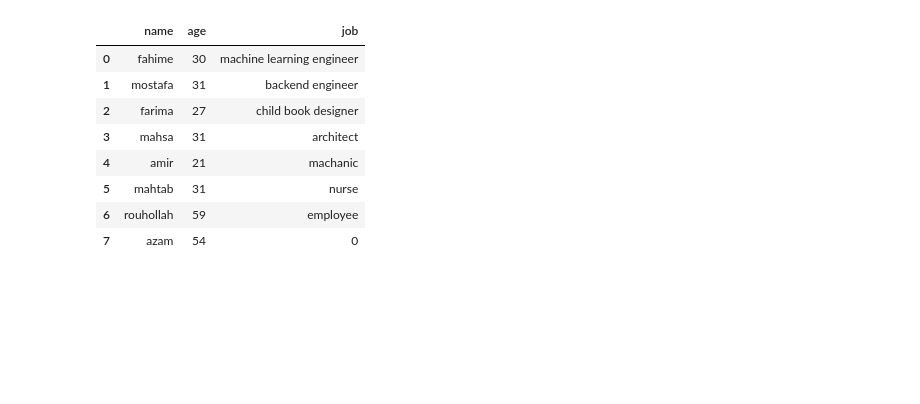
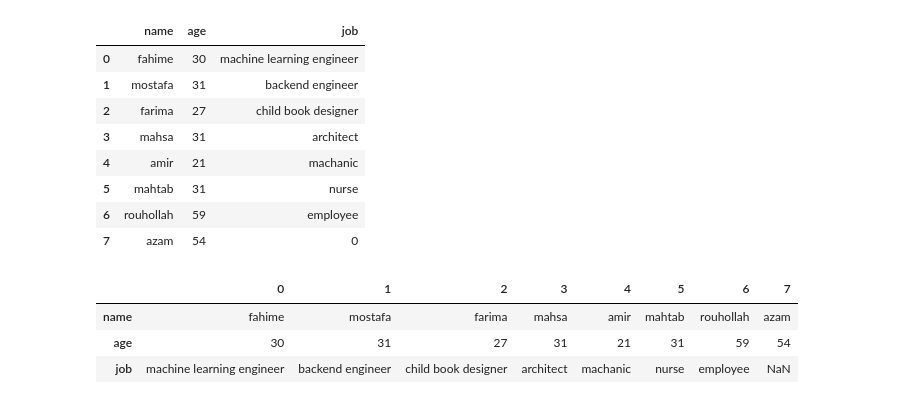
Before and after one commit to fahime9407/Machine-Learning-Path, a Jupyter notebook: pandas.ipynb, the cells around one changed output. Cells and saved outputs as stored; diff of their text form; code cells hidden in the pictures; blank space fills up the shorter version.

```diff
--- a/pandas.ipynb
+++ b/pandas.ipynb
@@ -362,6 +362,13 @@ df_info.fillna(0)
 | 5 | mahtab | 31 | nurse |
 | 6 | rouhollah | 59 | employee |
 | 7 | azam | 54 | 0 |
+# %%
+df_info.T
+# %% [output]
+|  | 0 | 1 | 2 | 3 | 4 | 5 | 6 | 7 |
+| name | fahime | mostafa | farima | mahsa | amir | mahtab | rouhollah | azam |
+| age | 30 | 31 | 27 | 31 | 21 | 31 | 59 | 54 |
+| job | machine learning engineer | backend engineer | child book designer | architect | machanic | nurse | employee | NaN |
 # %%
 df_info.to_csv("written_info.csv")
 # %%
```
Also changed, not shown: parts of 2 cells of this notebook.
